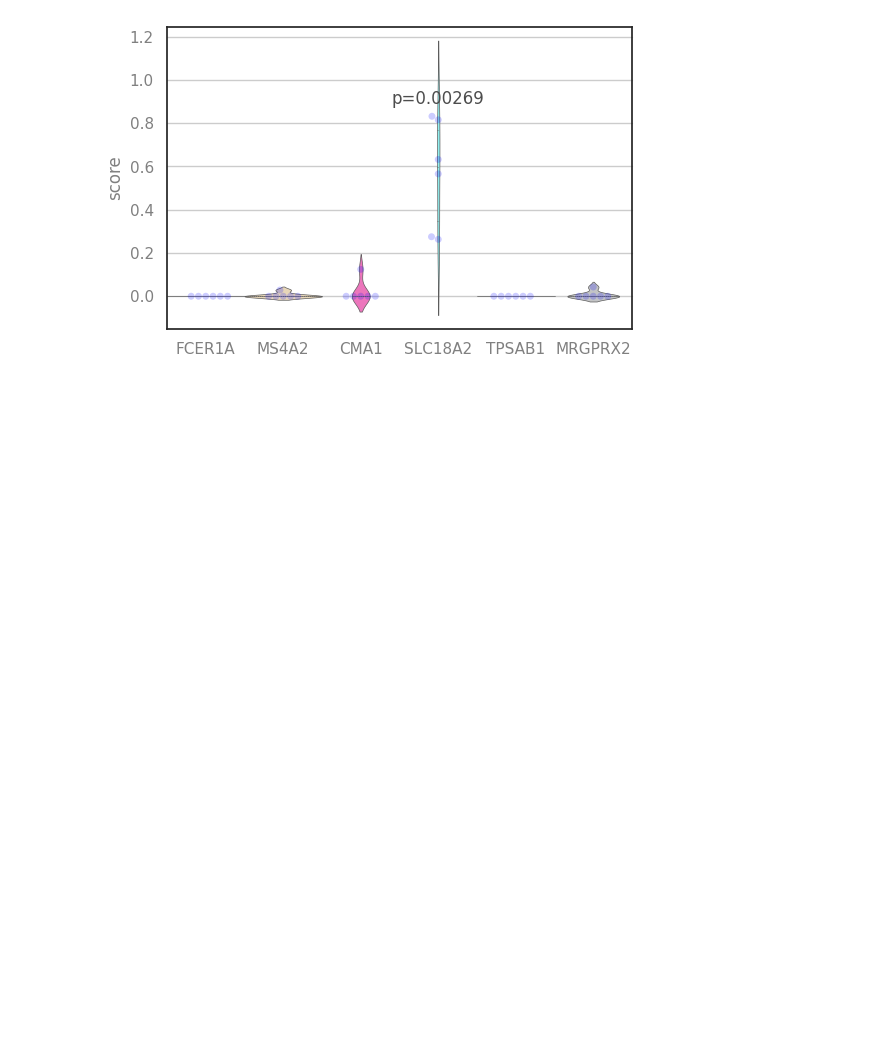
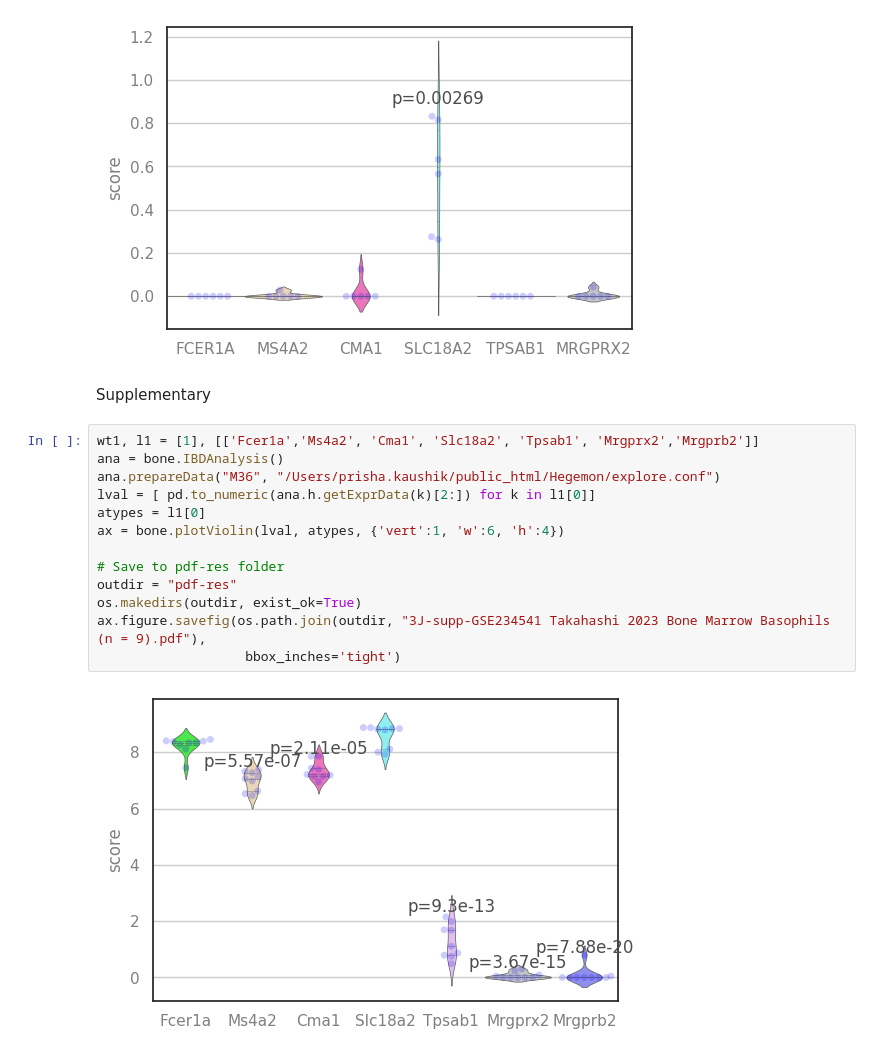
Before and after one commit to hmhaque/Mast-cell, a Jupyter notebook: source/figure-3.ipynb, the cells around one changed output. Drawn from its saved outputs; the diff is of its cells as text; blank space fills up the shorter version.

```diff
--- a/source/figure-3.ipynb
+++ b/source/figure-3.ipynb
@@ -462,3 +466,20 @@ ax.figure.savefig(os.path.join(outdir, "3Q-GSE320506 Shao 2026 HaCaT Keratinocyt
                    bbox_inches='tight')
 # %% [output]
 [figure]
+# %% [markdown]
+Supplementary
+# %%
+wt1, l1 = [1], [['Fcer1a','Ms4a2', 'Cma1', 'Slc18a2', 'Tpsab1', 'Mrgprx2','Mrgprb2']]
+ana = bone.IBDAnalysis()
+ana.prepareData("M36", "/Users/prisha.kaushik/public_html/Hegemon/explore.conf")
+lval = [ pd.to_numeric(ana.h.getExprData(k)[2:]) for k in l1[0]]
+atypes = l1[0]
+ax = bone.plotViolin(lval, atypes, {'vert':1, 'w':6, 'h':4})
+
+# Save to pdf-res folder
+outdir = "pdf-res"
+os.makedirs(outdir, exist_ok=True)
+ax.figure.savefig(os.path.join(outdir, "3J-supp-GSE234541 Takahashi 2023 Bone Marrow Basophils (n = 9).pdf"),
+                   bbox_inches='tight')
+# %% [output]
+[figure, added]
```
Also changed, not shown: parts of 5 cells of this notebook, 3 other files.
